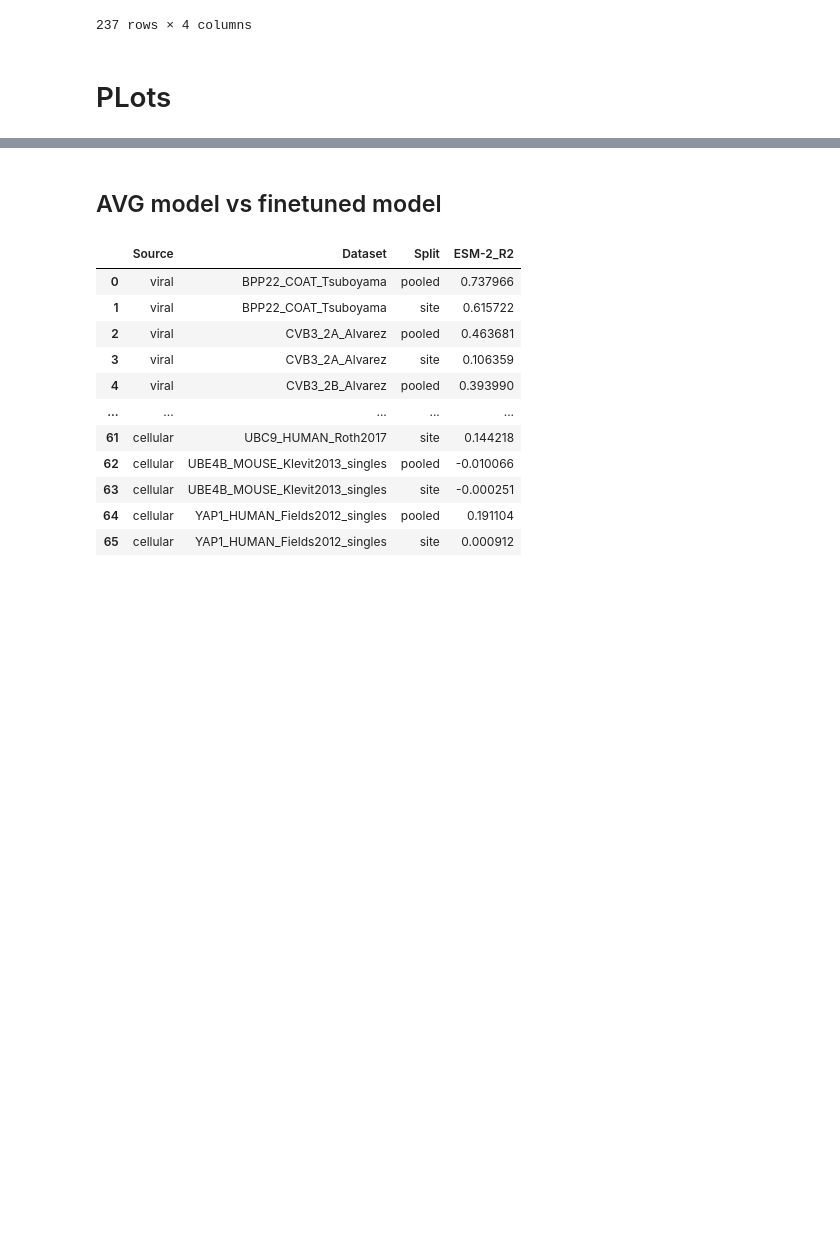
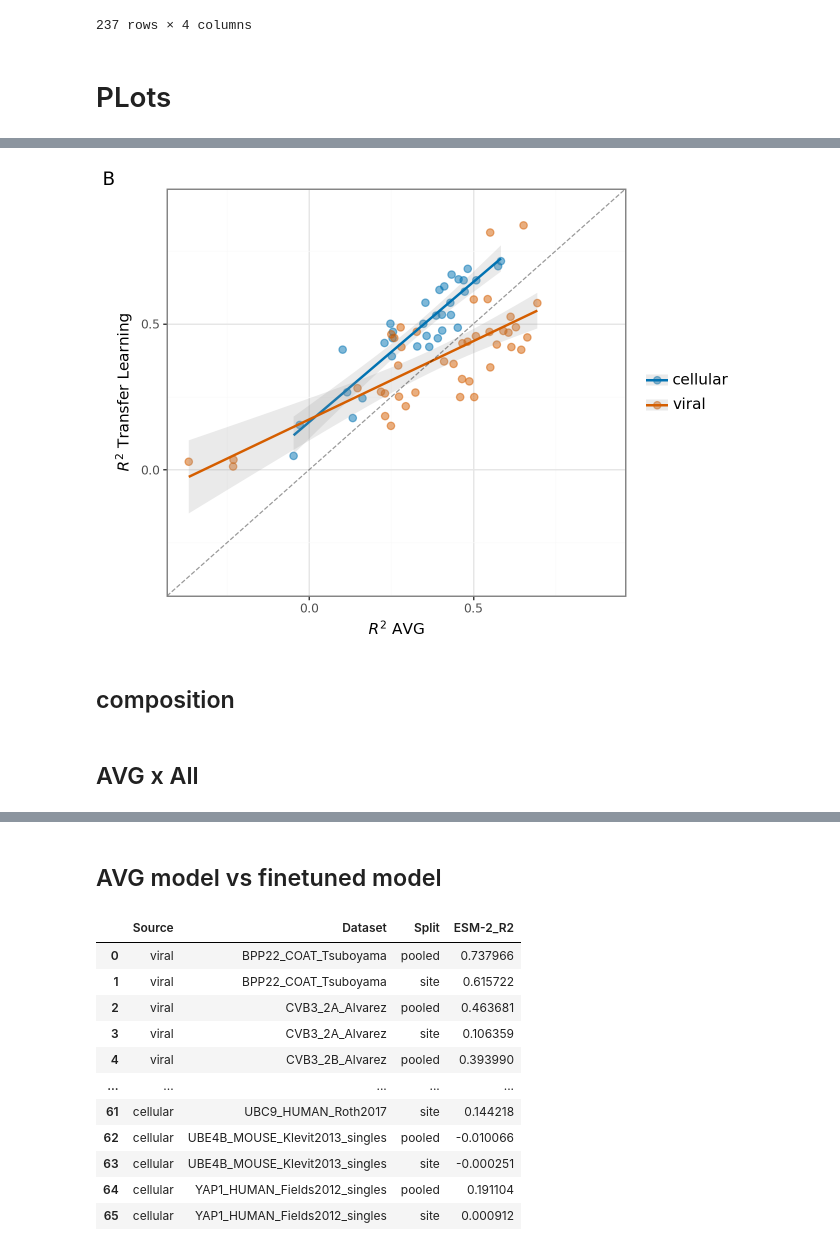
Before and after one commit to ziul-bio/DMS-SiteEffect-PLM, a Jupyter notebook: notebooks/regression.ipynb, the cells around one changed output, grey strips where cells are left out. Cells and saved outputs as stored; diff of their text form; code cells hidden in the pictures; blank space fills up the shorter version.

```diff
--- a/notebooks/regression.ipynb
+++ b/notebooks/regression.ipynb
@@ -369,0 +273,3 @@ plot#.save('../experiments/AVG/AVG_x_lassCV.png', dpi=600)
+# %%
+AGV_grouped = AVG.groupby(['Dataset', 'Source', 'Model', 'Split',], as_index=False)['R2_score_test'].mean()
+AGV_grouped
@@ -369,0 +320,3 @@ plot#.save('../experiments/AVG/AVG_x_lassCV.png', dpi=600)
+# %%
+esm2_lasscv_grouped = esm2_lasso.groupby(['Dataset', 'Source', 'Model', 'Split',], as_index=False)['R2_score_test'].mean()
+esm2_lasscv_grouped
@@ -369,0 +339,3 @@ plot#.save('../experiments/AVG/AVG_x_lassCV.png', dpi=600)
+# %%
+res = pd.concat([esm2_lasscv_grouped, AGV_grouped], axis=0)
+res
@@ -369,0 +356,3 @@ plot#.save('../experiments/AVG/AVG_x_lassCV.png', dpi=600)
+# %%
+res_pivot = pd.pivot_table(res, index=['Dataset','Source', 'Split'], columns= 'Model', values='R2_score_test').reset_index()
+res_pivot
@@ -369,0 +373,28 @@ plot#.save('../experiments/AVG/AVG_x_lassCV.png', dpi=600)
+# %%
+p2 = (
+    pln.ggplot(res_pivot, pln.aes(x='AVG', y='esm2_650m', color='Source'))
+    + pln.scale_color_manual(values={"viral": "#D55E00", "cellular": "#0072B2"})
+    + pln.geom_point(size=2.5, alpha=0.5)
+    + pln.geom_smooth(method='lm', se=True, alpha=.2)
+    + pln.theme_bw(11)
+    + pln.geom_abline(intercept=0, alpha=0.4, linetype='dashed')
+    + pln.theme(
+        #figure_size=(4.5,4),
+        #legend_position=(-0.2,1.2),
+        legend_text=pln.element_text(size=11),
+        legend_title=pln.element_blank()
+    )
+    + pln.xlim(-0.37, 0.9)
+    + pln.ylim(-0.37, 0.9)
+    + pln.labs(
+        y="$R^2$ Transfer Learning",
+        x="$R^2$ AVG",
+        tag='B'
+    )
+    )
+
+p2
+# %% [output]
+[figure, added]
+# %% [markdown]
+## composition
@@ -369,0 +405,2 @@ plot#.save('../experiments/AVG/AVG_x_lassCV.png', dpi=600)
+# %% [markdown]
+## AVG x All
```
Also changed, not shown: parts of 33 cells of this notebook, 4 other files.
